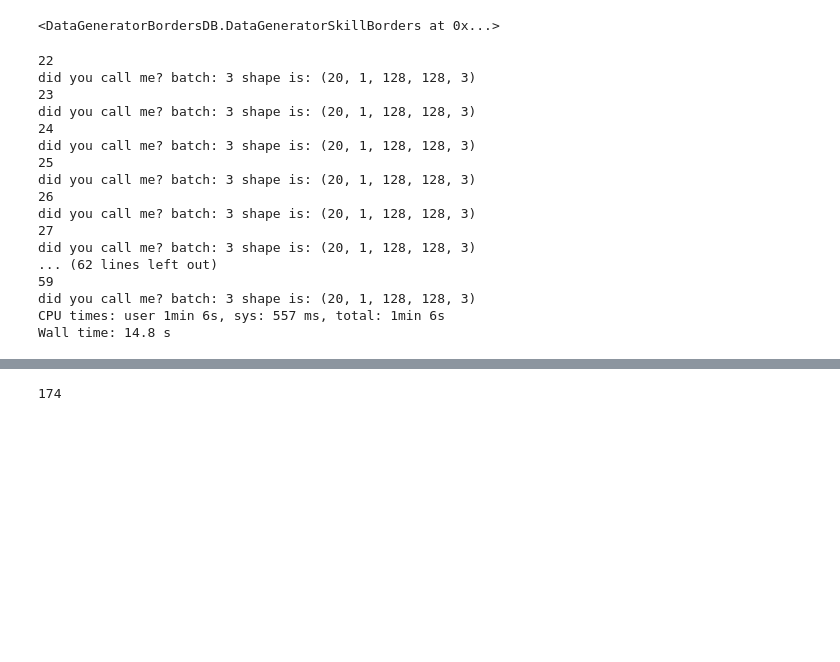
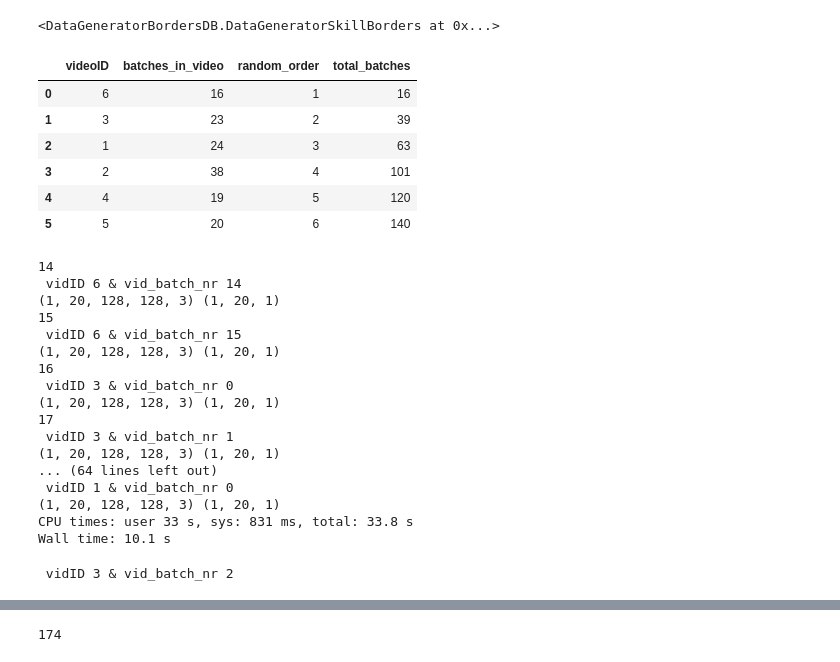
Before and after one commit to mikeddecker/judge, a Jupyter notebook: scripts/test_db_connection.ipynb, the cells around one changed output, grey strips where cells are left out. Drawn from its saved outputs; the diff is of its cells as text; code cells hidden in the pictures; blank space fills up the shorter version.

```diff
--- a/scripts/test_db_connection.ipynb
+++ b/scripts/test_db_connection.ipynb
@@ -101,29 +93,44 @@ DataGeneratorSkillBorders init done
 gen
 # %% [output]
 <DataGeneratorBordersDB.DataGeneratorSkillBorders at 0x...>
+# %%
+gen.batch_order
+# %% [output]
+|  | videoID | batches_in_video | random_order | total_batches |
+| 0 | 6 | 16 | 1 | 16 |
+| 1 | 3 | 23 | 2 | 39 |
+| 2 | 1 | 24 | 3 | 63 |
+| 3 | 2 | 38 | 4 | 101 |
+| 4 | 4 | 19 | 5 | 120 |
+| 5 | 5 | 20 | 6 | 140 |
 # %%
 %%time
-for i in range(22,60):
+for i in range(14,40):
     print(i)
-    X, y = gen.__getitem__(3)
+    X, y = gen.__getitem__(i)
+    print(X.shape, y.shape)
 # %% [output]
-22
-did you call me? batch: 3 shape is: (20, 1, 128, 128, 3)
-23
-did you call me? batch: 3 shape is: (20, 1, 128, 128, 3)
-24
-did you call me? batch: 3 shape is: (20, 1, 128, 128, 3)
-25
-did you call me? batch: 3 shape is: (20, 1, 128, 128, 3)
-26
-did you call me? batch: 3 shape is: (20, 1, 128, 128, 3)
-27
-did you call me? batch: 3 shape is: (20, 1, 128, 128, 3)
-... (62 lines left out)
-59
-did you call me? batch: 3 shape is: (20, 1, 128, 128, 3)
-CPU times: user 1min 6s, sys: 557 ms, total: 1min 6s
-Wall time: 14.8 s
+14
+ vidID 6 & vid_batch_nr 14
+(1, 20, 128, 128, 3) (1, 20, 1)
+15
+ vidID 6 & vid_batch_nr 15
+(1, 20, 128, 128, 3) (1, 20, 1)
+16
+ vidID 3 & vid_batch_nr 0
+(1, 20, 128, 128, 3) (1, 20, 1)
+17
+ vidID 3 & vid_batch_nr 1
+(1, 20, 128, 128, 3) (1, 20, 1)
+... (64 lines left out)
+ vidID 1 & vid_batch_nr 0
+(1, 20, 128, 128, 3) (1, 20, 1)
+CPU times: user 33 s, sys: 831 ms, total: 33.8 s
+Wall time: 10.1 s
+# %%
+X, y = gen.__getitem__(18)
+# %% [output]
+ vidID 3 & vid_batch_nr 2
 # %%
 X.shape
 # %% [output]
```
Also changed, not shown: parts of 10 cells of this notebook, 2 other files.
